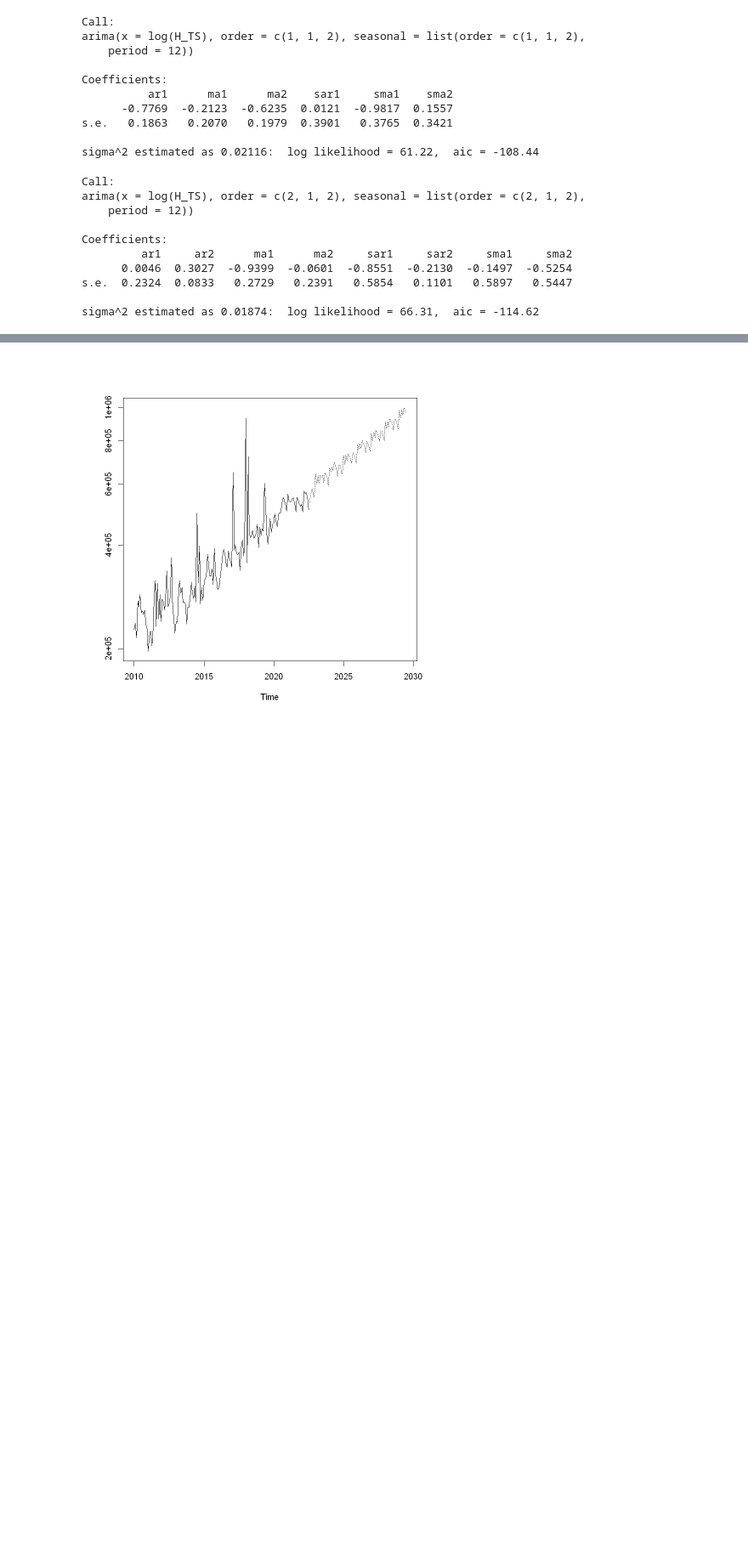
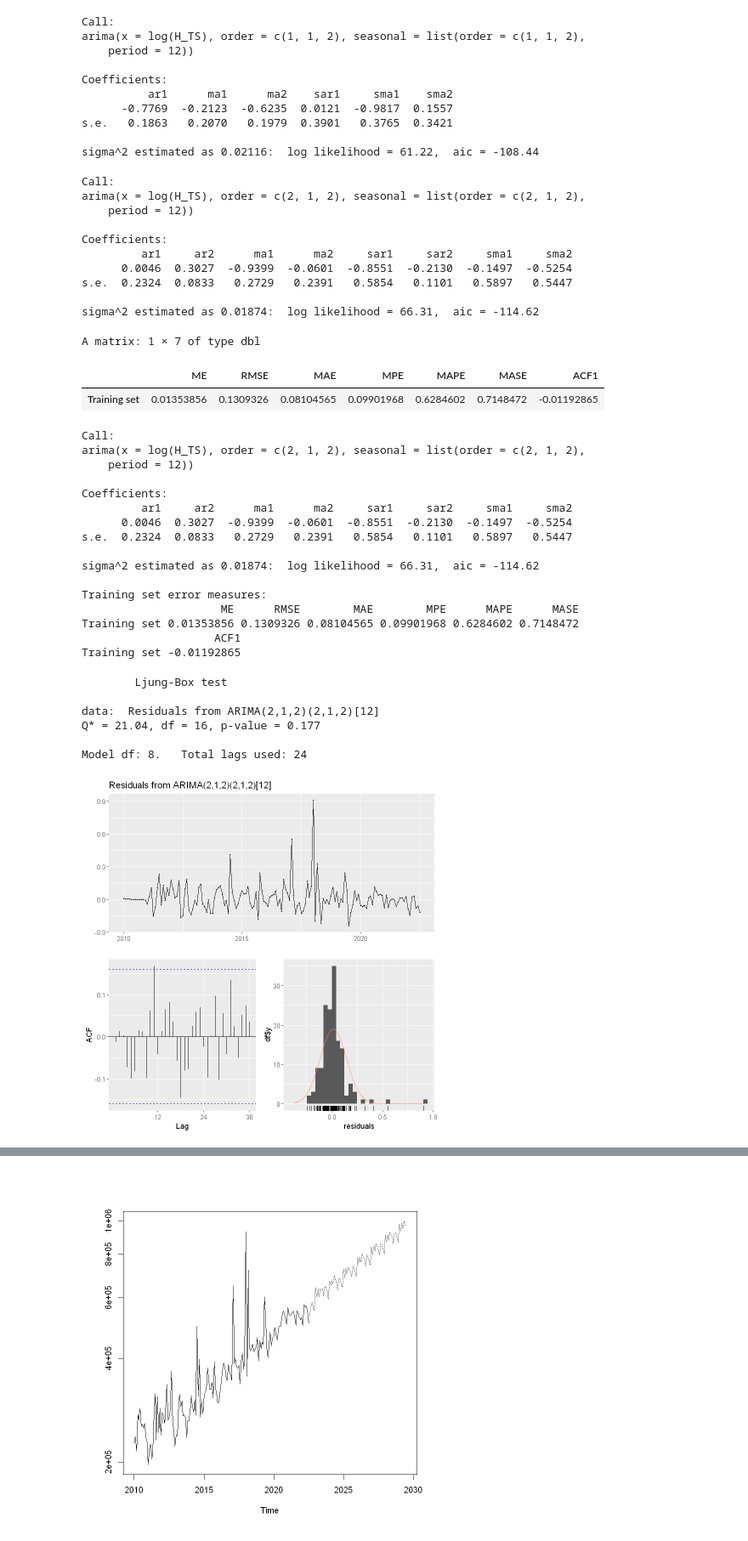
Before and after one commit to batesjay87/Jay-H-DAAN-888, a Jupyter notebook: Future Price Time Series W 7 8.ipynb, the cells around one changed output, grey strips where cells are left out. Shown at 85% size. Cells and saved outputs as stored; diff of their text form; code cells hidden in the pictures; blank space fills up the shorter version.

```diff
--- a/Future Price Time Series W 7 8.ipynb
+++ b/Future Price Time Series W 7 8.ipynb
@@ -556,18 +570,53 @@ sigma^2 estimated as 0.02116:  log likelihood = 61.22,  aic = -108.44
 # %%
 #####################################################################
 # Let us now fit the ARIMA(2,1,2)
 
 (fit_open <- arima(log(H_TS), c(2, 1, 2),seasonal = list(order = c(2, 1, 2), period = 12)))
 
+# Produce error measures
+accuracy(fit_open)
+
+# Examine the AIC
+summary(fit_open)
+
+# Examine the Residuals
+checkresiduals(fit_open)
+
 #####################################################################
 # %% [output]
 Call:
 arima(x = log(H_TS), order = c(2, 1, 2), seasonal = list(order = c(2, 1, 2),
     period = 12))
 
 Coefficients:
          ar1     ar2      ma1      ma2     sar1     sar2     sma1     sma2
       0.0046  0.3027  -0.9399  -0.0601  -0.8551  -0.2130  -0.1497  -0.5254
 s.e.  0.2324  0.0833   0.2729   0.2391   0.5854   0.1101   0.5897   0.5447
 
 sigma^2 estimated as 0.01874:  log likelihood = 66.31,  aic = -114.62
+A matrix: 1 × 7 of type dbl
+|  | ME | RMSE | MAE | MPE | MAPE | MASE | ACF1 |
+| Training set | 0.01353856 | 0.1309326 | 0.08104565 | 0.09901968 | 0.6284602 | 0.7148472 | -0.01192865 |
+Call:
+arima(x = log(H_TS), order = c(2, 1, 2), seasonal = list(order = c(2, 1, 2),
+    period = 12))
+
+Coefficients:
+         ar1     ar2      ma1      ma2     sar1     sar2     sma1     sma2
+      0.0046  0.3027  -0.9399  -0.0601  -0.8551  -0.2130  -0.1497  -0.5254
+s.e.  0.2324  0.0833   0.2729   0.2391   0.5854   0.1101   0.5897   0.5447
+
+sigma^2 estimated as 0.01874:  log likelihood = 66.31,  aic = -114.62
+
+Training set error measures:
+                     ME      RMSE        MAE        MPE      MAPE      MASE
+Training set 0.01353856 0.1309326 0.08104565 0.09901968 0.6284602 0.7148472
+                    ACF1
+Training set -0.01192865
+        Ljung-Box test
+
+data:  Residuals from ARIMA(2,1,2)(2,1,2)[12]
+Q* = 21.04, df = 16, p-value = 0.177
+
+Model df: 8.   Total lags used: 24
+[figure, added]
```
Also changed, not shown: parts of 7 cells of this notebook.
